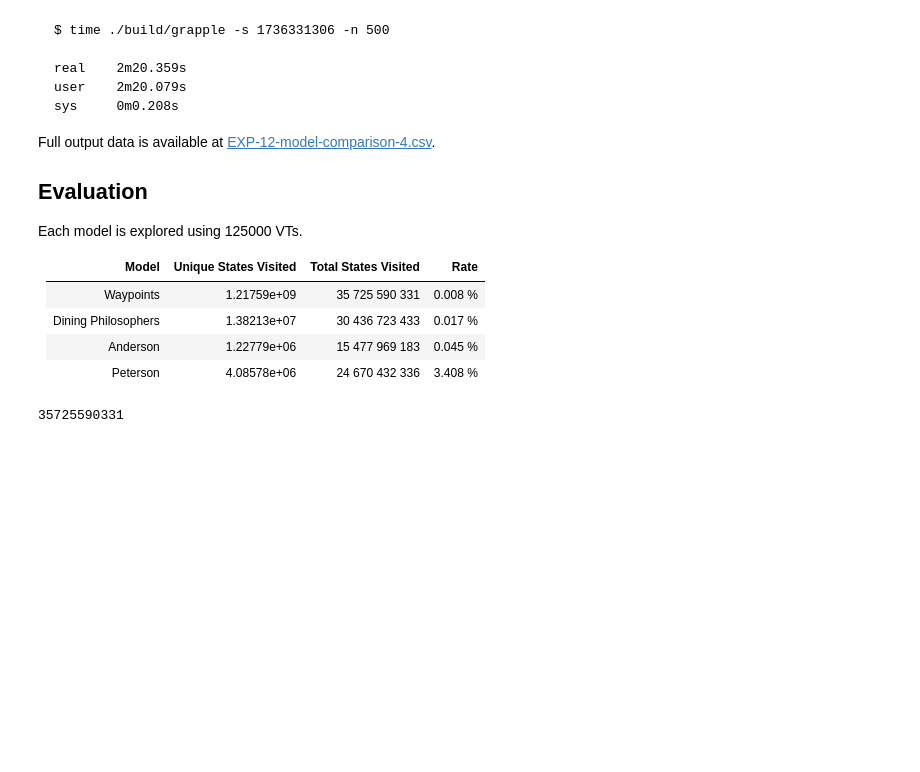
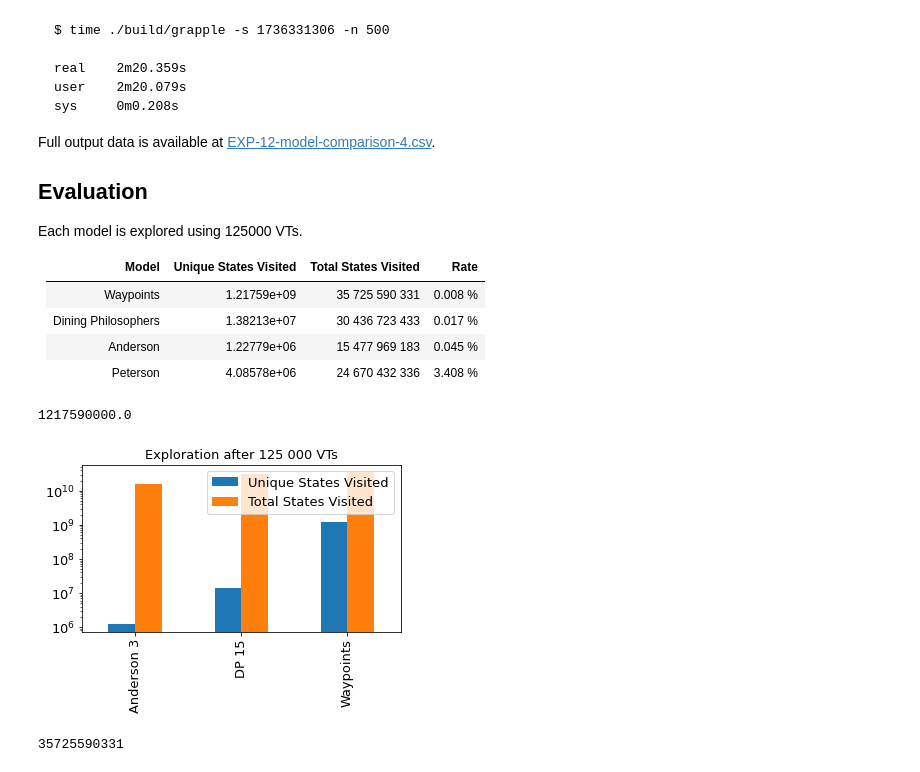
Before and after one commit to barnslig/bachelor-thesis, a Jupyter notebook: evaluation/EXP-12-model-comparison.ipynb, the cells around one changed output. Cells and saved outputs as stored; diff of their text form; code cells hidden in the pictures; blank space fills up the shorter version.

```diff
--- a/evaluation/EXP-12-model-comparison.ipynb
+++ b/evaluation/EXP-12-model-comparison.ipynb
@@ -99,6 +99,33 @@ e1 = pd.read_csv("data/EXP-12-model-comparison-1.csv", skipinitialspace=True)
 e2 = pd.read_csv("data/EXP-12-model-comparison-2.csv", skipinitialspace=True)
 e3 = pd.read_csv("data/EXP-12-model-comparison-3.csv", skipinitialspace=True)
 e4 = pd.read_csv("data/EXP-12-model-comparison-4.csv", skipinitialspace=True)
+# %%
+e1["visited"].max()
+# %% [output]
+1217590000.0
+# %%
+df = pd.DataFrame({
+    "Unique States Visited": [
+        e3["visited"].max(),
+        e2["visited"].max(),
+        e1["visited"].max(),
+    ],
+    "Total States Visited": [
+        e3["total_visited"].sum(),
+        e2["total_visited"].sum(),
+        e1["total_visited"].sum(),
+    ]
+}, [
+    "Anderson 3",
+    "DP 15",
+    "Waypoints",
+])
+pp = df.plot(kind="bar", logy=True, title="Exploration after 125 000 VTs")
+fig = pp.get_figure()
+fig.subplots_adjust(bottom=0.3)
+fig.savefig("output-assets/EXP-12-model-comparison-5.pdf")
+# %% [output]
+[figure, added]
 # %%
 # Total visited
 display(e1["total_visited"].sum())
```
Also changed, not shown: 6 other files.
